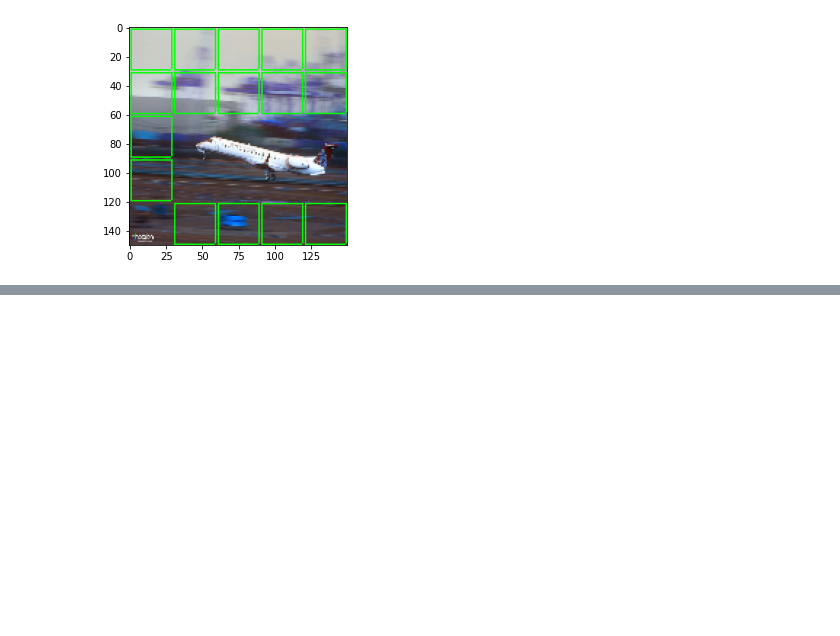
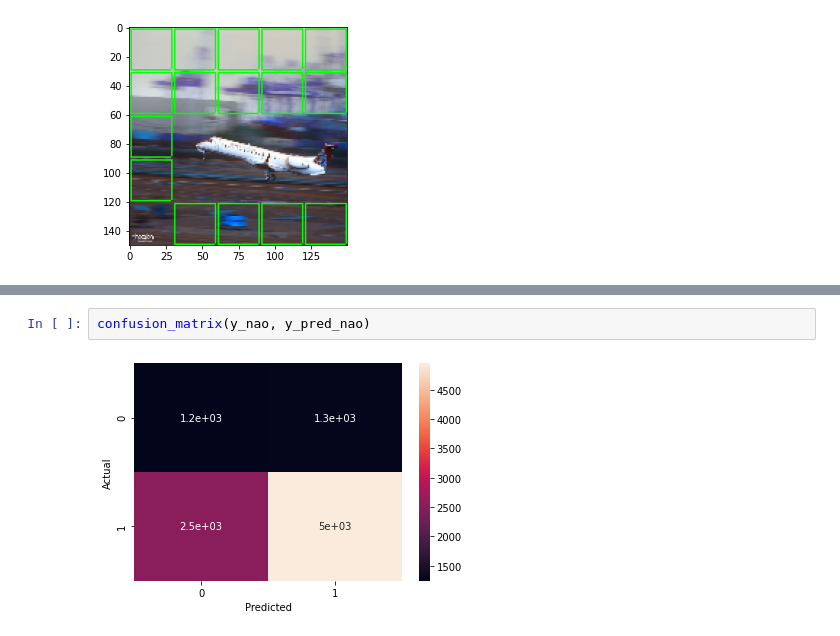
Before and after one commit to JuliaZur/MotionBlurDetection, a Jupyter notebook: results.ipynb, the cells around one changed output, grey strips where cells are left out. Saved outputs shown, nothing was run; the diff lists cells and outputs as text; blank space fills up the shorter version.

```diff
--- a/results.ipynb
+++ b/results.ipynb
@@ -72,0 +83,4 @@ plt.imshow(mask_on_image(img_path, p))
+# %%
+confusion_matrix(y_nao, y_pred_nao)
+# %% [output]
+[figure, added]
```
Also changed, not shown: parts of 5 cells of this notebook, 1 other file.
